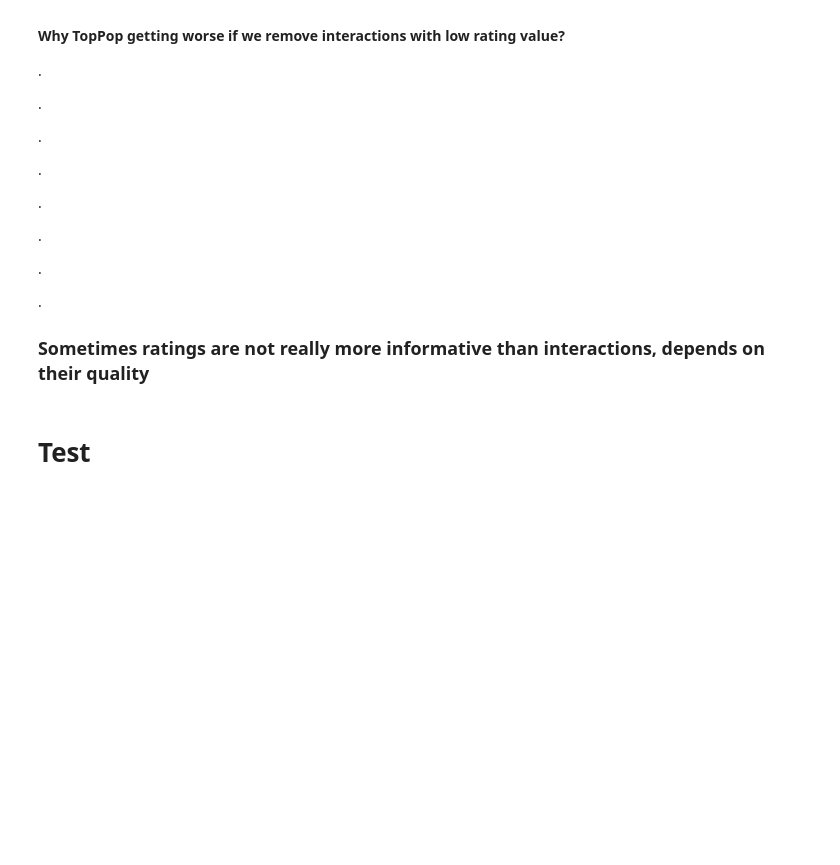
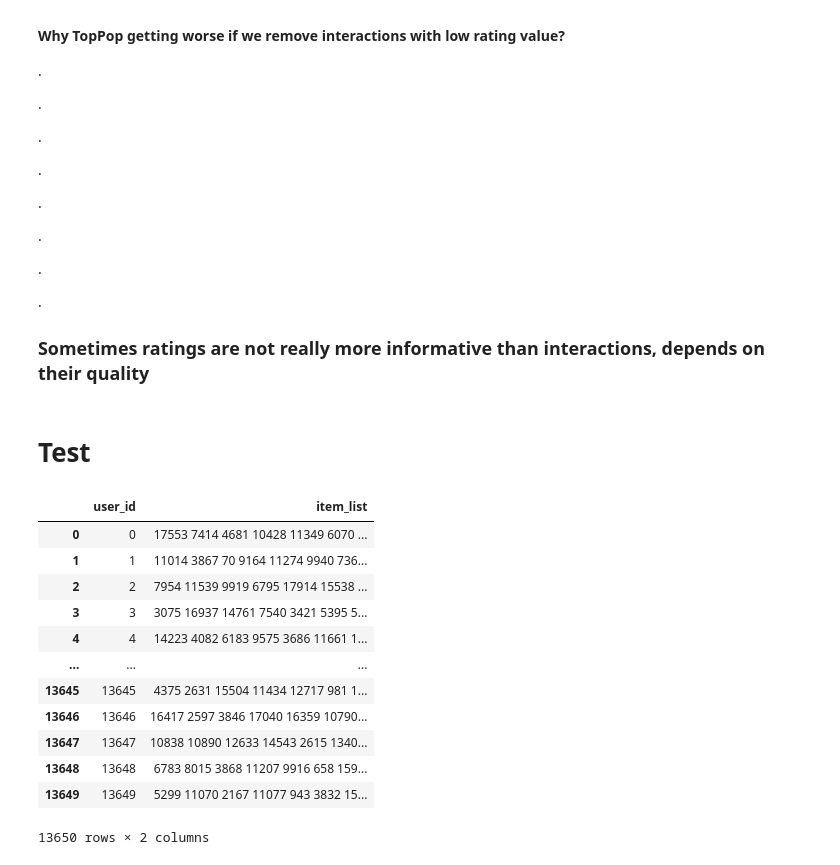
Before and after one commit to fulcus/recommender-systems-challenge, a Jupyter notebook: basic_recommender.ipynb, the cells around one changed output. Drawn from its saved outputs; the diff is of its cells as text; code cells hidden in the pictures; blank space fills up the shorter version.

```diff
--- a/basic_recommender.ipynb
+++ b/basic_recommender.ipynb
@@ -260,6 +260,10 @@ def MAP(recommended_items, relevant_items):
 ### Let's start with a random recommender
 # %% [markdown]
 #### In a random recommend we don't have anything to learn from the data
+# %%
+# ndarray to space separed string
+def array_to_string(array):
+    return [' '.join(str(y) for y in x) for x in array]
 # %%
 class RandomRecommender(object):
 
@@ -278,13 +282,12 @@ class RandomRecommender(object):
     def recommend_df_pred(self, df_user, at=10):
 
         #for each row of df_user, return list of items, and add to column "item_list"
-        df_user['item_list'] = [np.random.choice(self.n_items, at) for u in df_user['user_id']]
+        df_user['item_list'] = array_to_string([np.random.choice(self.n_items, at) for u in df_user['user_id']])
 
         return df_user
 # %%
 randomRecommender = RandomRecommender()
-#randomRecommender.fit(URM_train)
-randomRecommender.fit(URM_all)
+randomRecommender.fit(URM_train)
 # %%
 for user_id in range(10):
     print(randomRecommender.recommend(user_id, at=10))
@@ -702,0 +674,17 @@ data_file_name_test = data_file_path + "data_target_users_test.csv"
+# %%
+# ndarray to space separed string
+df_pred
+# %% [output]
+|  | user_id | item_list |
+| 0 | 0 | 17553 7414 4681 10428 11349 6070 ... |
+| 1 | 1 | 11014 3867 70 9164 11274 9940 736... |
+| 2 | 2 | 7954 11539 9919 6795 17914 15538 ... |
+| 3 | 3 | 3075 16937 14761 7540 3421 5395 5... |
+| 4 | 4 | 14223 4082 6183 9575 3686 11661 1... |
+| ... | ... | ... |
+| 13645 | 13645 | 4375 2631 15504 11434 12717 981 1... |
+| 13646 | 13646 | 16417 2597 3846 17040 16359 10790... |
+| 13647 | 13647 | 10838 10890 12633 14543 2615 1340... |
+| 13648 | 13648 | 6783 8015 3868 11207 9916 658 159... |
+| 13649 | 13649 | 5299 11070 2167 11077 943 3832 15... |
+13650 rows × 2 columns
```
Also changed, not shown: parts of 31 cells of this notebook.
